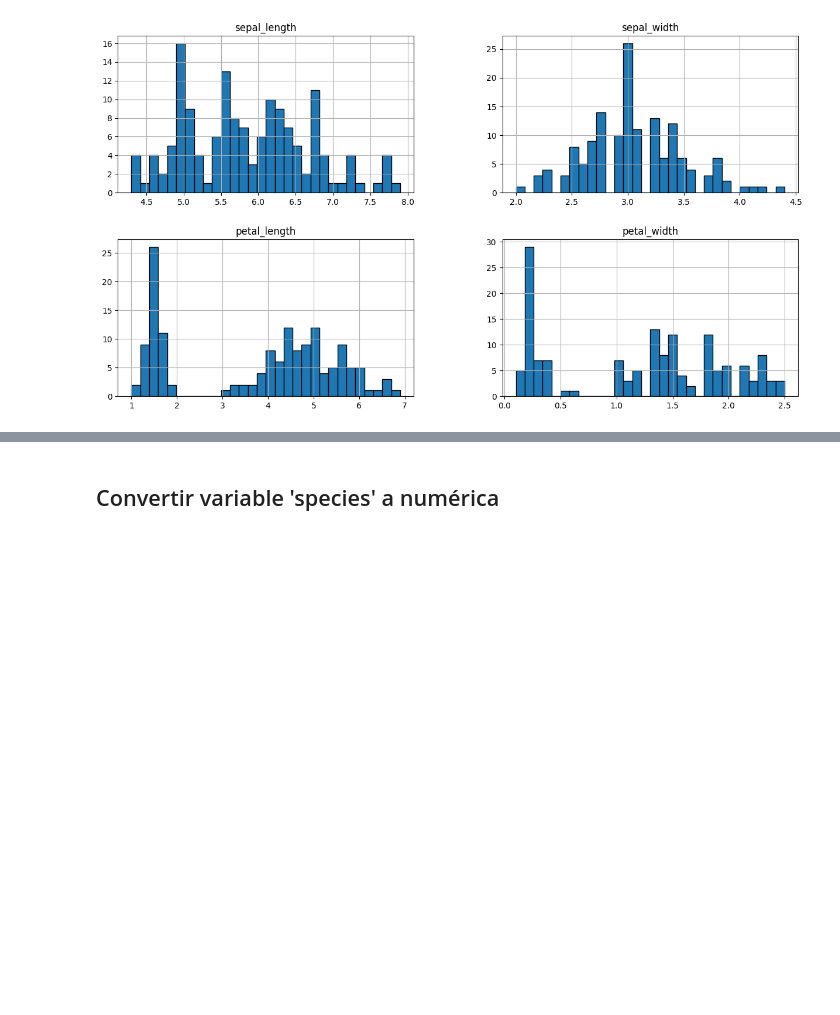
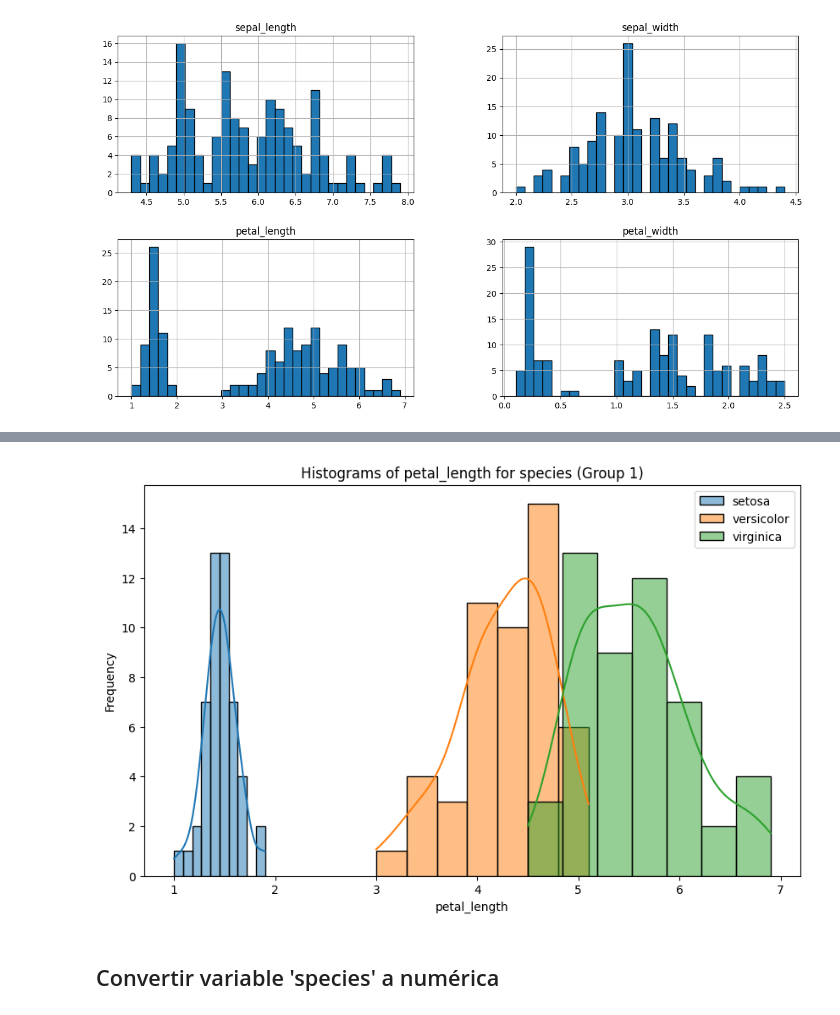
Before and after one commit to lunaft/Machine-Learning-Notes, a Jupyter notebook: Supervisados/proyecto_final.ipynb, the cells around one changed output, grey strips where cells are left out. Saved outputs shown, nothing was run; the diff lists cells and outputs as text; code cells hidden in the pictures; blank space fills up the shorter version.

```diff
--- a/Supervisados/proyecto_final.ipynb
+++ b/Supervisados/proyecto_final.ipynb
@@ -217,3 +234,8 @@ array([[<Axes: title={'center': 'sepal_length'}>,
+# %%
+# def plot_grouped_histograms(df, cat_col, num_col, group_size):
+plot_grouped_histograms(df,'species','petal_length',3)
+# %% [output]
+[figure, added]
 # %% [markdown]
 ## Convertir variable 'species' a numérica
 # %%
```
Also changed, not shown: parts of 29 cells of this notebook.
